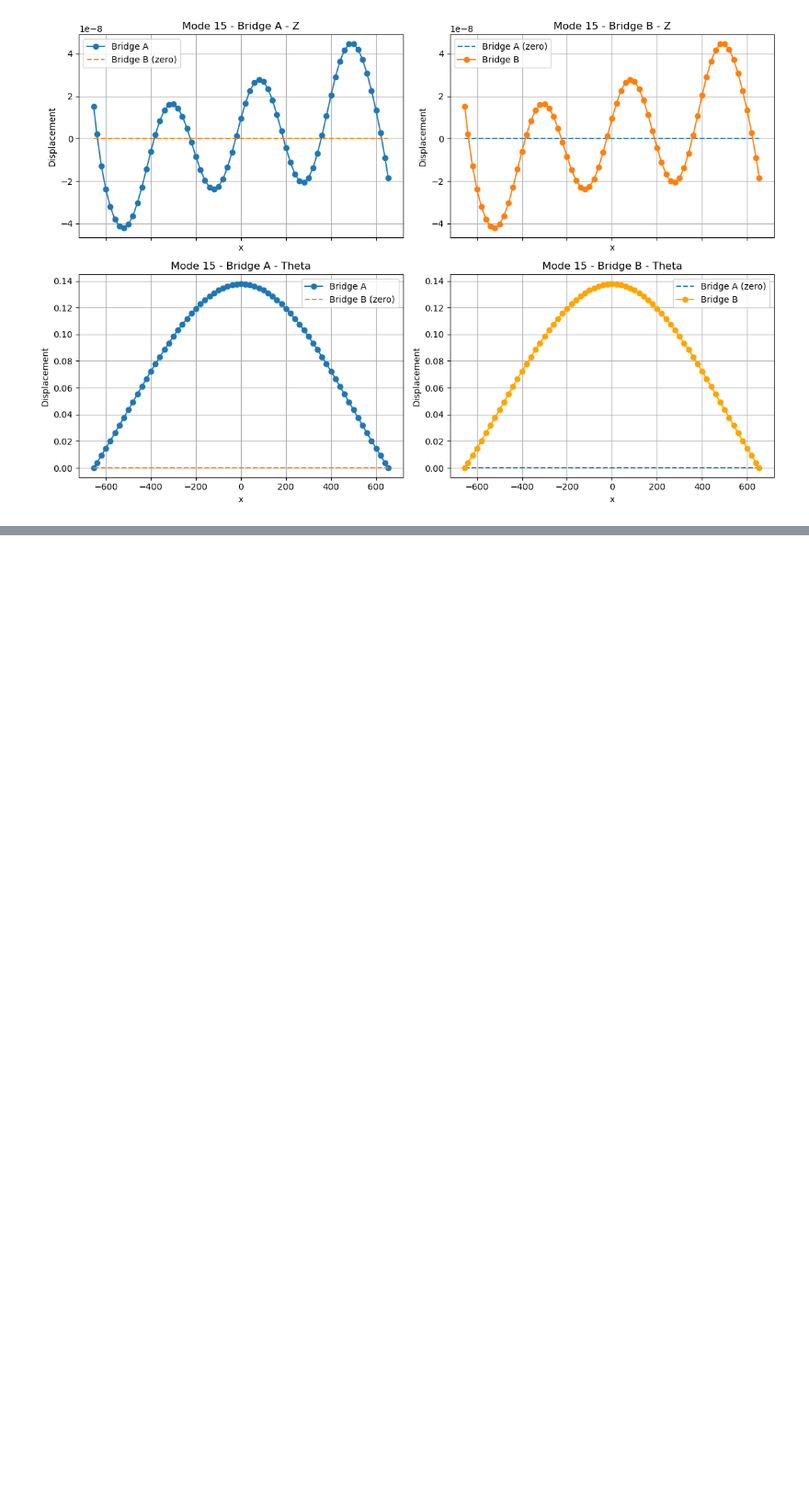
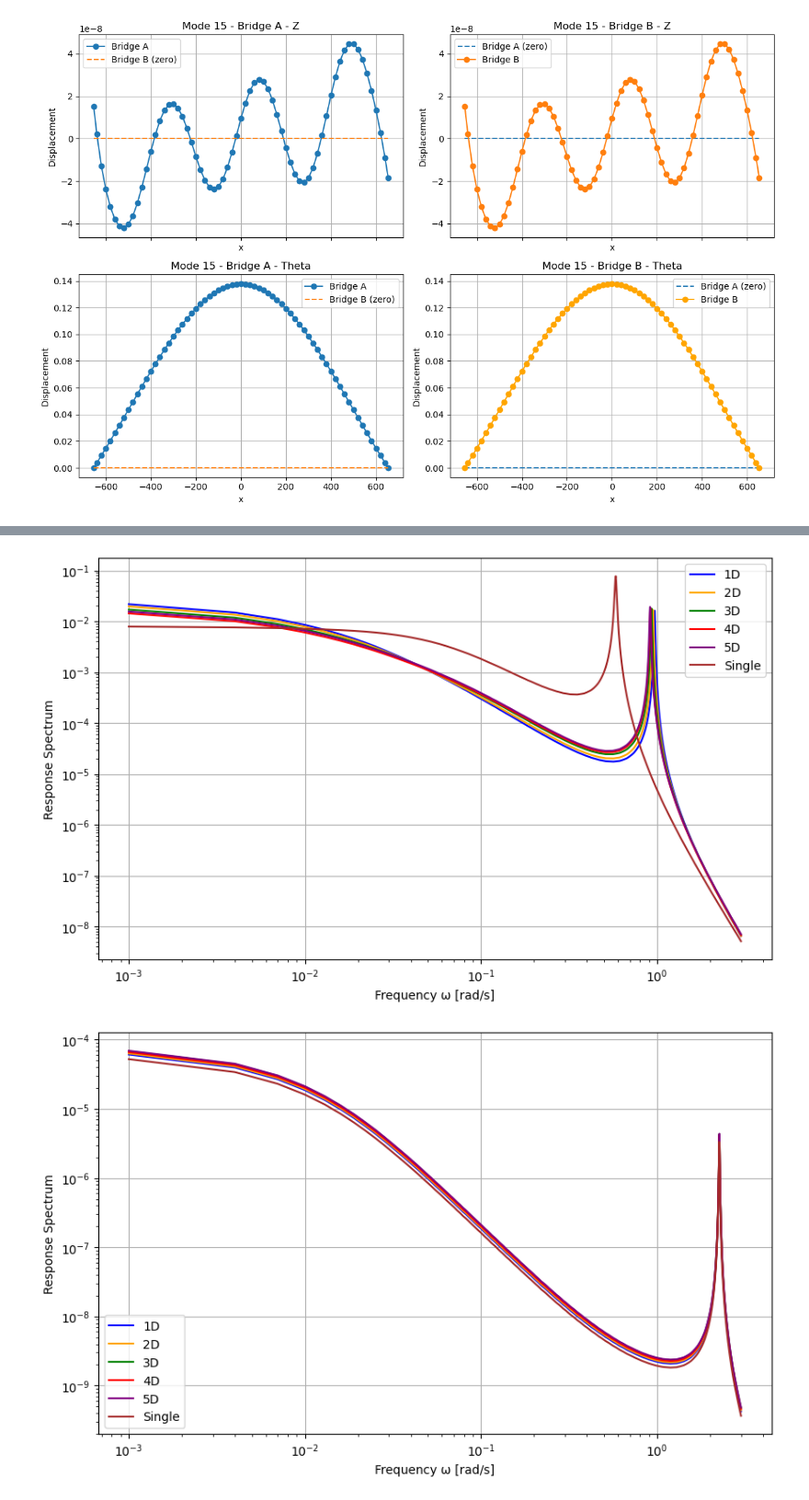
Before and after one commit to lineHRosland/FV_windtunnel_buffeting_flutter, a Jupyter notebook: HAR_INT/Buffeting/Buffeting.ipynb, the cells around one changed output, grey strips where cells are left out. Shown: that part at 92% size. Saved outputs shown, nothing was run; the diff lists cells and outputs as text; code cells hidden in the pictures; blank space fills up the shorter version.

```diff
--- a/HAR_INT/Buffeting/Buffeting.ipynb
+++ b/HAR_INT/Buffeting/Buffeting.ipynb
@@ -486,0 +548,20 @@ H_Single = np.array(H_Single)
+# %%
+print(nodes)
+diag = np.diagonal(S_r_1D, axis1=1, axis2=2)
+diag_real = np.real(diag)
+max_per_dof = np.max(diag_real, axis=0)
+
+print(max_per_dof[70])
+#print(max_per_dof)
+print(max_per_dof.shape)
+
+i1 = np.argmax(max_per_dof[0:67])
+i2 = np.argmax(max_per_dof[135:202]) + 135
+i3 = np.argmax(max_per_dof[335:402]) + 335
+i4 = np.argmax(max_per_dof[470:535]) + 470
+
+print(i1, i2, i3, i4)
+print(max_per_dof[i1])
+print(max_per_dof[i2])
+print(max_per_dof[i3])
+print(max_per_dof[i4])
@@ -486,0 +577,32 @@ H_Single = np.array(H_Single)
+# %%
+
+def plot_response_spectrum(node):
+    plt.figure(figsize=(10, 6))
+    plt.plot(omega, S_r_1D[:, node, node], label="1D", color='blue')
+    plt.plot(omega, S_r_2D[:, node, node], label="2D", color='orange')
+    plt.plot(omega, S_r_3D[:, node, node], label="3D", color='green')
+    plt.plot(omega, S_r_4D[:, node, node], label="4D", color='red')
+    plt.plot(omega, S_r_5D[:, node, node], label="5D", color='purple')
+    if node == 33:
+        plt.plot(omega, S_r_Single[:, node, node], label="Single", color='brown')
+    elif node == 167:
+        plt.plot(omega, S_r_Single[:, 33+67, 33+67], label="Single", color='brown')
+    elif node == 368:
+        plt.plot(omega, S_r_Single[:, 33, 33], label="Single", color='brown')
+    elif node == 502:
+        plt.plot(omega, S_r_Single[:, 33+67, 33+67], label="Single", color='brown')
+    plt.xlabel("Frequency ω [rad/s]")
+    plt.ylabel("Response Spectrum")
+    plt.legend()
+    plt.grid(True)
+    plt.xscale('log')
+    plt.yscale('log')
+    plt.show()
+
+plot_response_spectrum(i1)
+plot_response_spectrum(i2)
+plot_response_spectrum(i3)
+plot_response_spectrum(i4)
+# %% [output]
+[figure, added]
+[figure, added]
```
Also changed, not shown: parts of 10 cells of this notebook.
